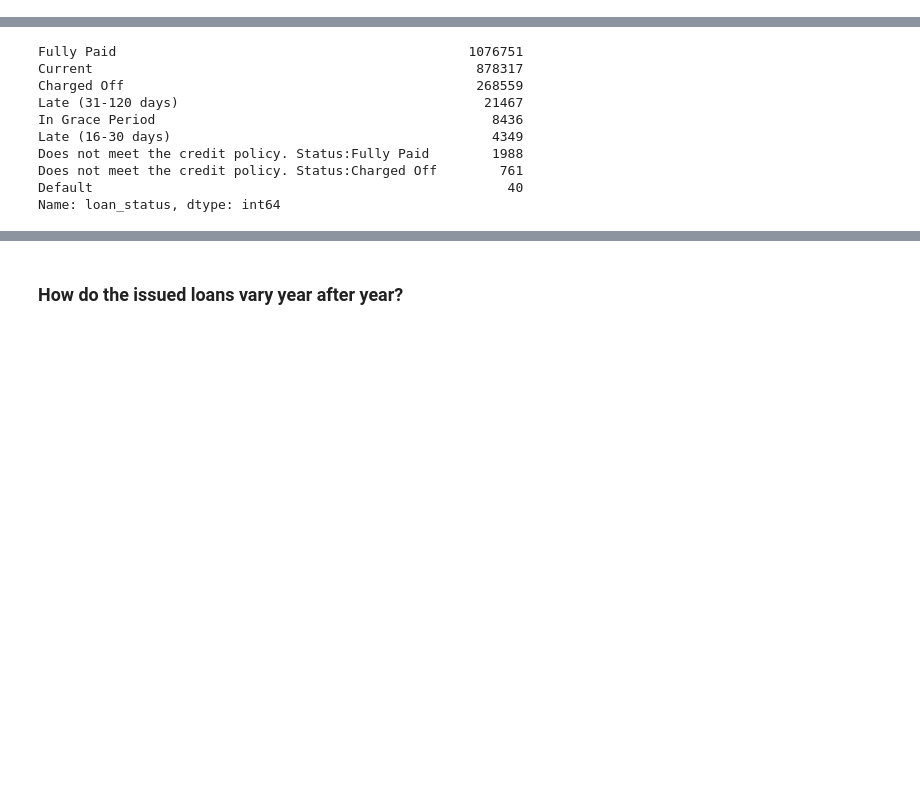
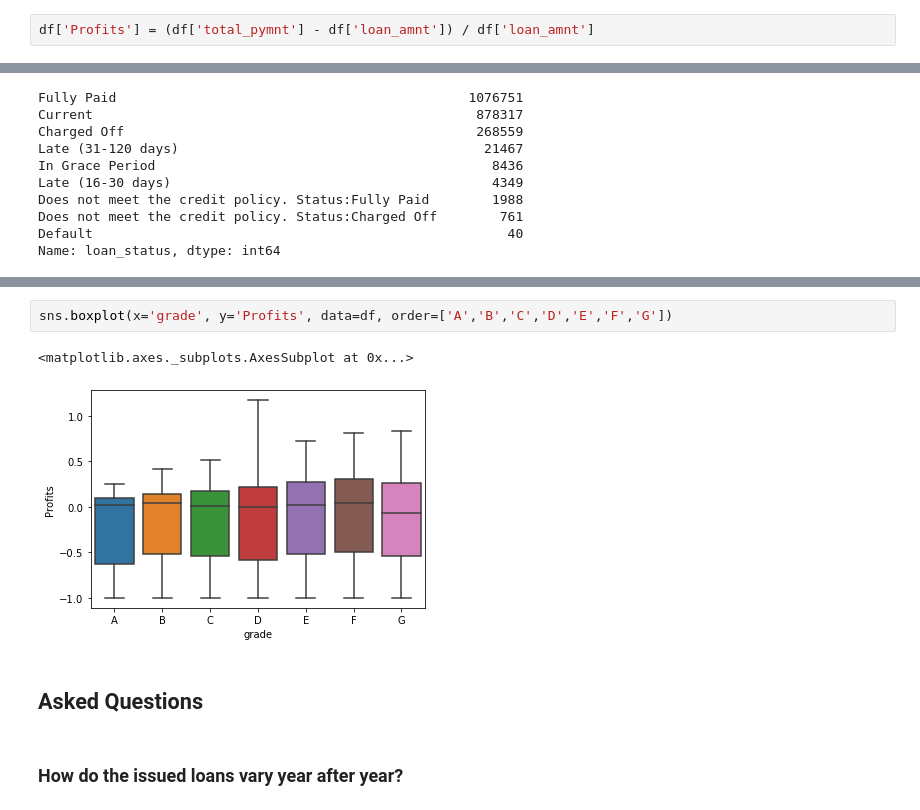
Before and after one commit to GarrettSikes/Lending_Club_Capstone, a Jupyter notebook: Garrett/EDA_GarrettSikes.ipynb, the cells around one changed output, grey strips where cells are left out. Cells and saved outputs as stored; diff of their text form; blank space fills up the shorter version.

```diff
--- a/Garrett/EDA_GarrettSikes.ipynb
+++ b/Garrett/EDA_GarrettSikes.ipynb
@@ -44,3 +24,5 @@ df.head()
+# %%
+df['Profits'] = (df['total_pymnt'] - df['loan_amnt']) / df['loan_amnt']
 # %%
 # # Get names of indexes
 # indexNames = df[ df['year'] <=2012 ].index
@@ -94,3 +88,10 @@ Name: loan_status, dtype: int64
+# %%
+sns.boxplot(x='grade', y='Profits', data=df, order=['A','B','C','D','E','F','G'])
+# %% [output]
+<matplotlib.axes._subplots.AxesSubplot at 0x...>
+[figure, added]
+# %% [markdown]
+## Asked Questions
 # %% [markdown]
 ### How do the issued loans vary year after year?
 # %%
```
Also changed, not shown: parts of 3 cells of this notebook, 1 other file.
